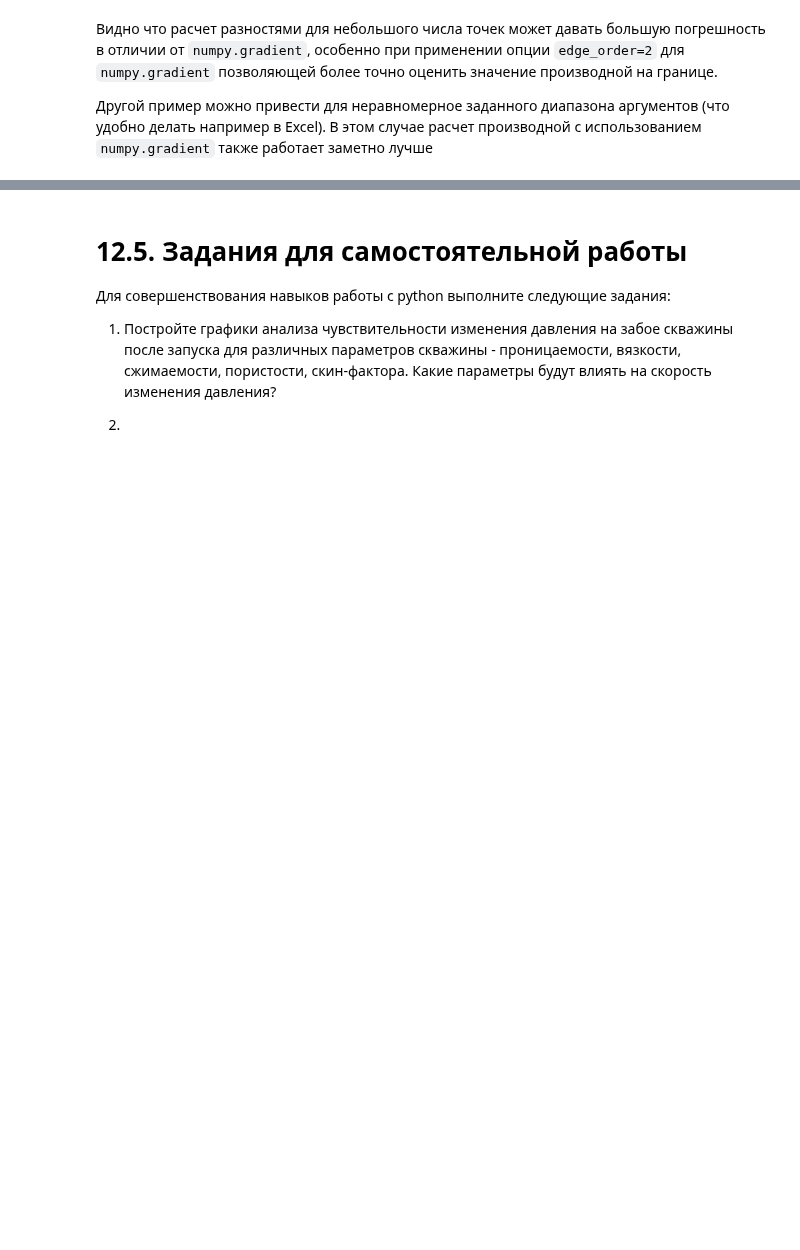
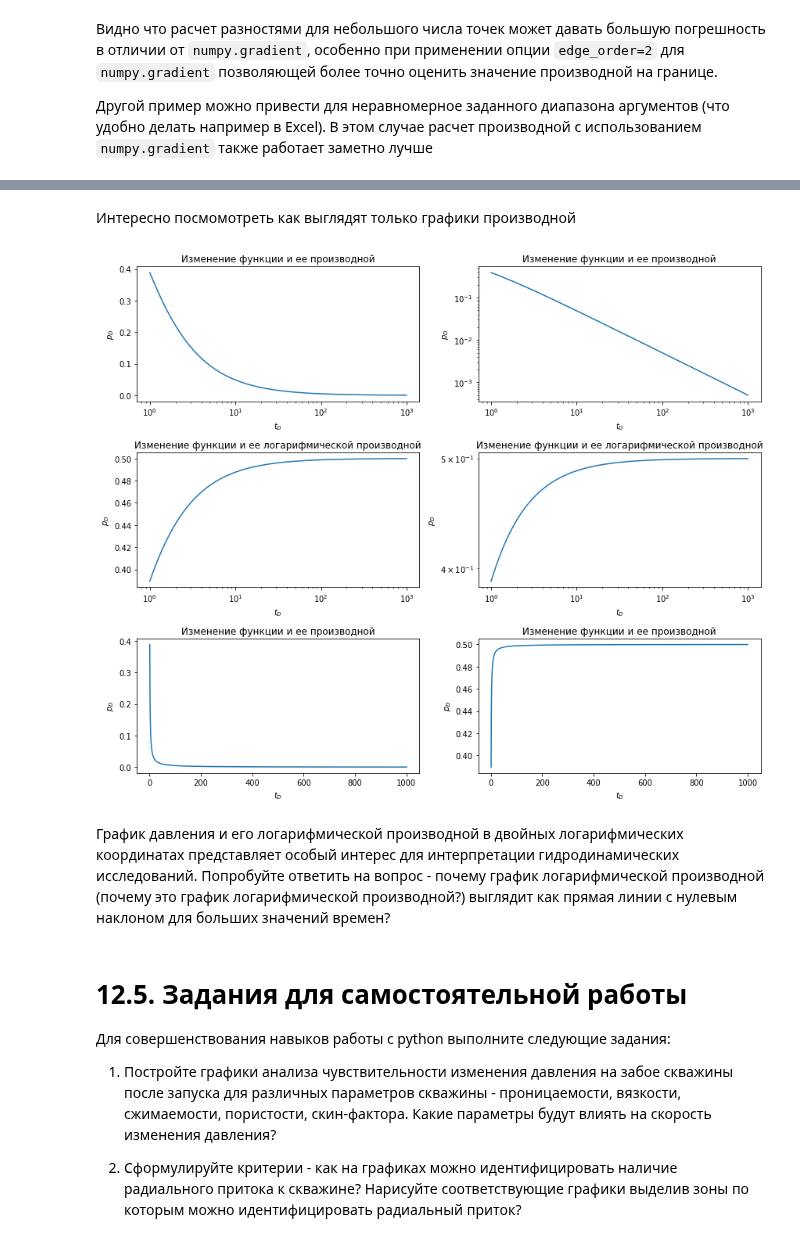
Before and after one commit to khabibullinra/welltest_examples, a Jupyter notebook: jupyter/12_transient_solutions_Laplace.ipynb, the cells around one changed output, grey strips where cells are left out. Saved outputs shown, nothing was run; the diff lists cells and outputs as text; code cells hidden in the pictures; blank space fills up the shorter version.

```diff
--- a/jupyter/12_transient_solutions_Laplace.ipynb
+++ b/jupyter/12_transient_solutions_Laplace.ipynb
@@ -883,3 +896,56 @@ plt.show()
+# %% [markdown]
+Интересно посмомотреть как выглядят только графики производной
+# %%
+
+fig, ax = plt.subplots(3,2, figsize=(12,10))
+ax[0,0].set_title("Изменение функции и ее производной")
+#ax[0,0].plot(td, pd_ei(td) )
+ax[0,0].plot(td, dpd_dtd)
+ax[0,0].set_xscale('log')
+ax[0,0].set_xlabel("$t_D$")
+ax[0,0].set_ylabel("$p_D$")
+
+ax[0,1].set_title("Изменение функции и ее производной")
+#ax[0,1].plot(td, pd_ei(td) )
+ax[0,1].plot(td, dpd_dtd)
+ax[0,1].set_xscale('log')
+ax[0,1].set_yscale('log')
+ax[0,1].set_xlabel("$t_D$")
+ax[0,1].set_ylabel("$p_D$")
+
+ax[1,0].set_title("Изменение функции и ее логарифмической производной")
+#ax[1,0].plot(td, pd_ei(td) )
+ax[1,0].plot(td, dpd_dlntd)
+ax[1,0].set_xscale('log')
+ax[1,0].set_xlabel("$t_D$")
+ax[1,0].set_ylabel("$p_D$")
+
+ax[1,1].set_title("Изменение функции и ее логарифмической производной")
+#ax[1,1].plot(td, pd_ei(td) )
+ax[1,1].plot(td, dpd_dlntd)
+ax[1,1].set_xscale('log')
+ax[1,1].set_yscale('log')
+ax[1,1].set_xlabel("$t_D$")
+ax[1,1].set_ylabel("$p_D$")
+
+ax[2,0].set_title("Изменение функции и ее производной")
+#ax[2,0].plot(td, pd_ei(td) )
+ax[2,0].plot(td, dpd_dtd)
+ax[2,0].set_xlabel("$t_D$")
+ax[2,0].set_ylabel("$p_D$")
+
+ax[2,1].set_title("Изменение функции и ее производной")
+#ax[2,1].plot(td, pd_ei(td) )
+ax[2,1].plot(td, dpd_dlntd)
+ax[2,1].set_xlabel("$t_D$")
+ax[2,1].set_ylabel("$p_D$")
+
+plt.tight_layout()
+plt.show()
+# %% [output]
+[figure, added]
+# %% [markdown]
+График давления и его логарифмической производной в двойных логарифмических координатах представляет особый интерес для интерпретации гидродинамических исследований. Попробуйте ответить на вопрос - почему график логарифмической производной (почему это график логарифмической производной?) выглядит как прямая линии с нулевым наклоном для больших значений времен?
 # %% [markdown]
 # 12.5. Задания для самостоятельной работы <a class="anchor" id="12.5"></a>
 
@@ -887,4 +953,4 @@ plt.show()
 
 1. Постройте графики анализа чувствительности изменения давления на забое скважины после запуска для различных параметров скважины - проницаемости, вязкости, сжимаемости, пористости, скин-фактора. Какие параметры будут влиять на скорость изменения давления?
 
-2.
+2. Сформулируйте критерии - как на графиках можно идентифицировать наличие радиального притока к скважине? Нарисуйте соответствующие графики выделив зоны по которым можно идентифицировать радиальный приток?
```
Also changed, not shown: parts of 19 cells of this notebook, 1 other file.
